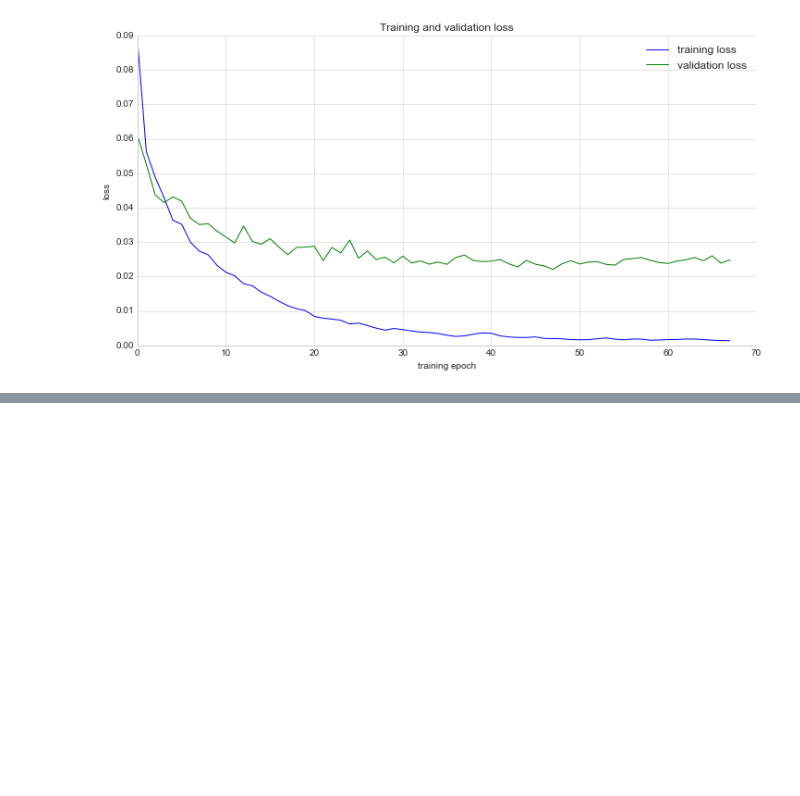
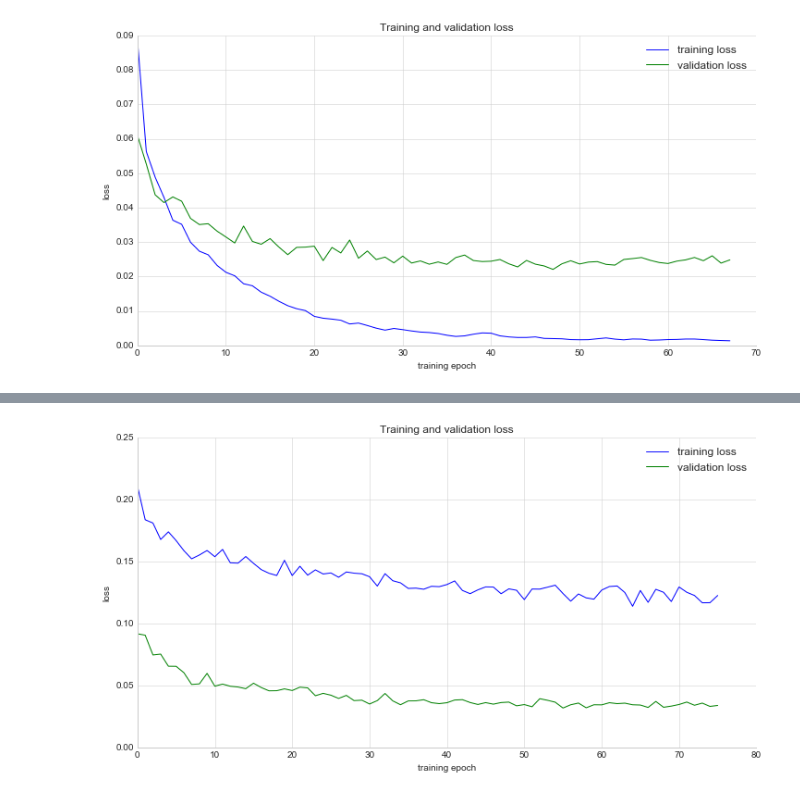
Before and after one commit to sunsided/CarND-Behavioral-Cloning-P3, a Jupyter notebook: training.ipynb, the cells around one changed output, grey strips where cells are left out. Cells and saved outputs as stored; diff of their text form; code cells hidden in the pictures; blank space fills up the shorter version.

Commit message:
Add training output

```diff
--- a/training.ipynb
+++ b/training.ipynb
@@ -407,7 +408,7 @@ In order to be as close to the original paper as possible, we'll be resizing the
 def image_resize(x):
     return K.tf.image.resize_images(x, (105, 200))
 # %%
-def nvidia_model(learning_rate):
+def nvidia_model(learning_rate: float, decay: float=0):
     model = Sequential()
 
     # Resizing the images to the NVIDIA proposed shape:
@@ -449,7 +450,7 @@ def nvidia_model(learning_rate):
 
     model.add(Dense(1, name='angle'))
 
-    adam = Adam(lr=learning_rate)
+    adam = Adam(lr=learning_rate, decay=decay)
     model.compile(optimizer=adam, loss='mse')
 
     return model
@@ -548,0 +594,21 @@ free_gpu_memory()
+# %%
+K.clear_session()
+model = nvidia_model(LEARNING_RATE)
+
+training_generator   = AugmentingDataGenerator(df_train, batch_size=BATCH_SIZE,
+                                               steering_std=steering_std,
+                                               shift_correction=0.2)
+validation_generator = DataGenerator(df_valid, batch_size=BATCH_SIZE)
+
+CHECKPOINT_PATH = os.path.join(MODEL_PATH, 'nvidia-aug.{epoch:02d}-{val_loss:.4f}.h5')
+checkpoint = ModelCheckpoint(CHECKPOINT_PATH, monitor = 'val_loss', verbose=1,
+                             save_best_only=True, mode='min')
+
+early_stopping = EarlyStopping(monitor='val_loss', patience=20, verbose=1,
+                               mode='min', restore_best_weights=False)
+
+hist = model.fit_generator(generator=training_generator,
+                           validation_data=validation_generator,
+                           use_multiprocessing=True, workers=6,
+                           callbacks=[checkpoint, early_stopping],
+                           epochs=EPOCHS, verbose=1)
@@ -548,0 +633,4 @@ free_gpu_memory()
+# %%
+plot_training_history(hist)
+# %% [output]
+[figure, added]
```
Also changed, not shown: parts of 10 cells of this notebook, 5 other files.
